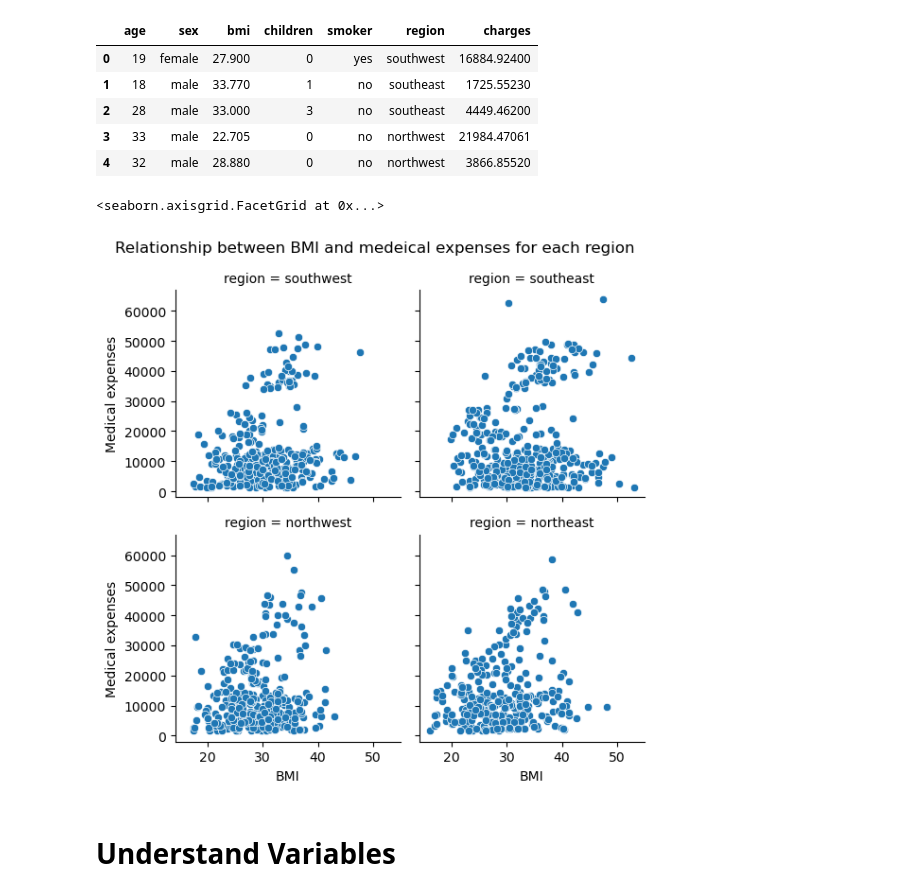
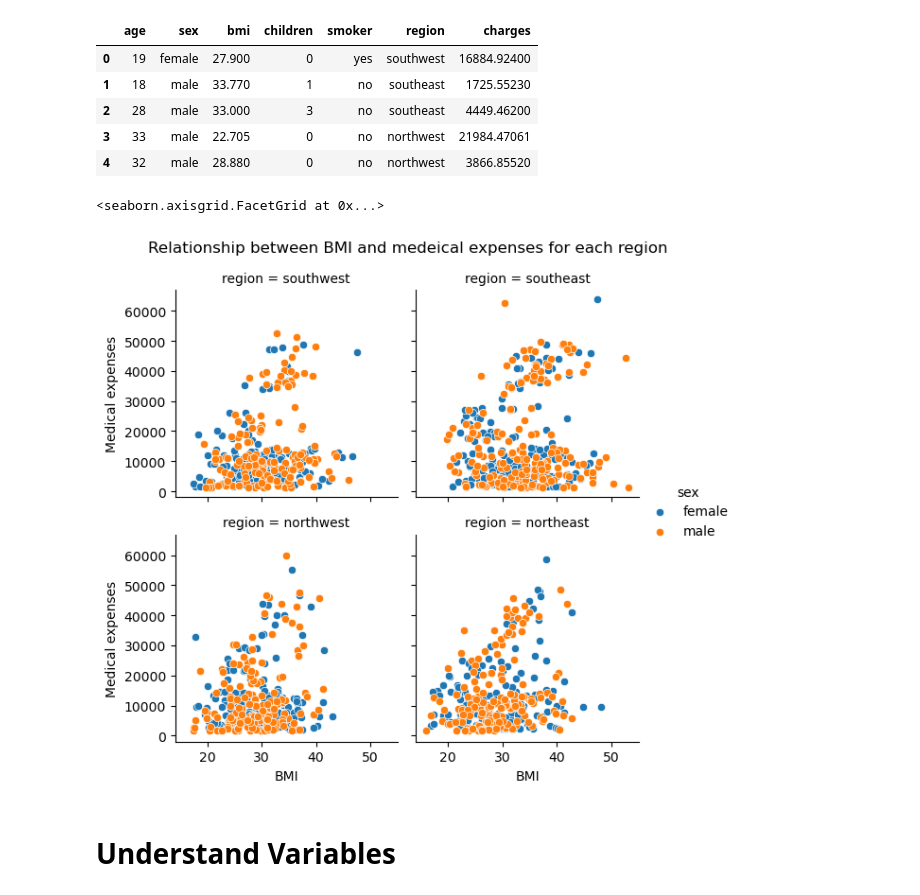
Before and after one commit to ubco-W2022T2-data301/project-group-group10, a Jupyter notebook: analysis/analysis3.ipynb, the cells around one changed output. Saved outputs shown, nothing was run; the diff lists cells and outputs as text; code cells hidden in the pictures.

```diff
--- a/analysis/analysis3.ipynb
+++ b/analysis/analysis3.ipynb
@@ -44,12 +44,13 @@ df.head()
 | 3 | 33 | male | 22.705 | 0 | no | northwest | 21984.47061 |
 | 4 | 32 | male | 28.880 | 0 | no | northwest | 3866.85520 |
 # %%
-g = sns.FacetGrid(data=df, col="region",col_wrap=2)
+g = sns.FacetGrid(data=df, col="region",col_wrap=2,hue='sex')
 g.fig.suptitle('Relationship between BMI and medeical expenses for each region')
 g.map(sns.scatterplot, "bmi", "charges").set(ylabel="Medical expenses",xlabel="BMI")
+g.add_legend()
 # %% [output]
 <seaborn.axisgrid.FacetGrid at 0x...>
-[figure, old version]
+[figure, new version]
 # %% [markdown]
 # Understand Variables
 # %%
```
Also changed, not shown: 10 other files.
